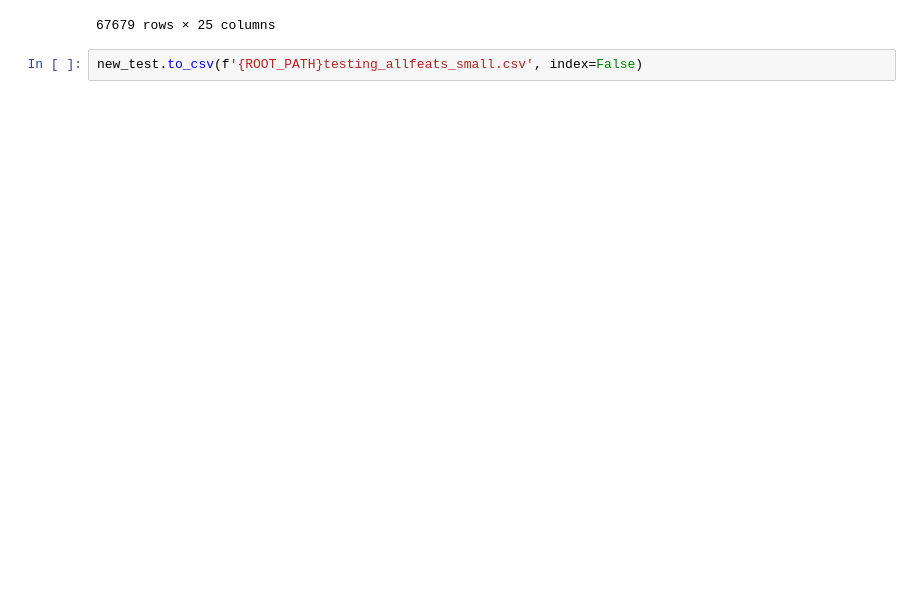
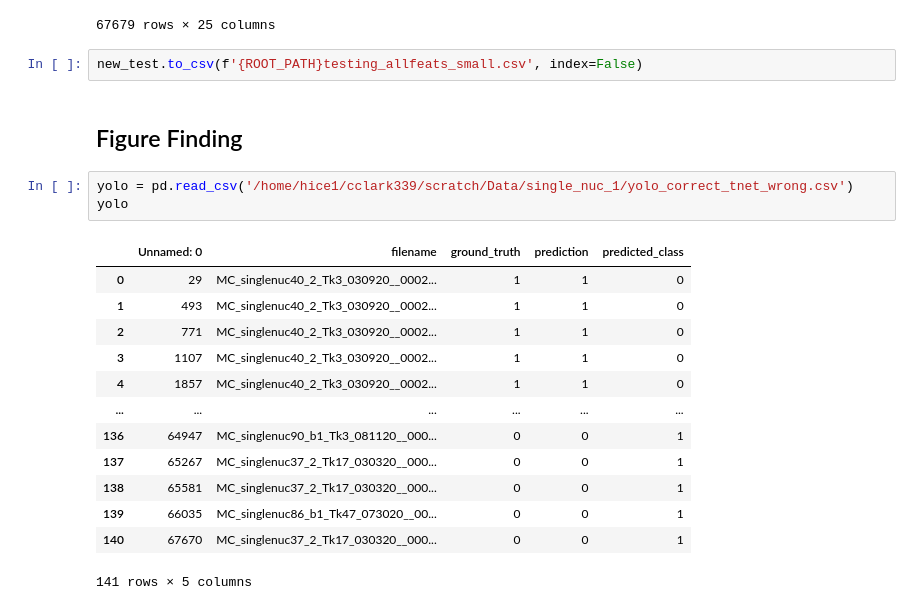
Before and after one commit to Human-Augment-Analytics/Bio-Boost, a Jupyter notebook: scripts/modeling/resplit_data.ipynb, the cells around one changed output. Cells and saved outputs as stored; diff of their text form; blank space fills up the shorter version.

```diff
--- a/scripts/modeling/resplit_data.ipynb
+++ b/scripts/modeling/resplit_data.ipynb
@@ -1046,3 +1050,22 @@ new_test
 67679 rows × 25 columns
 # %%
 new_test.to_csv(f'{ROOT_PATH}testing_allfeats_small.csv', index=False)
+# %% [markdown]
+## Figure Finding
+# %%
+yolo = pd.read_csv('/home/hice1/cclark339/scratch/Data/single_nuc_1/yolo_correct_tnet_wrong.csv')
+yolo
+# %% [output]
+|  | Unnamed: 0 | filename | ground_truth | prediction | predicted_class |
+| 0 | 29 | MC_singlenuc40_2_Tk3_030920__0002... | 1 | 1 | 0 |
+| 1 | 493 | MC_singlenuc40_2_Tk3_030920__0002... | 1 | 1 | 0 |
+| 2 | 771 | MC_singlenuc40_2_Tk3_030920__0002... | 1 | 1 | 0 |
+| 3 | 1107 | MC_singlenuc40_2_Tk3_030920__0002... | 1 | 1 | 0 |
+| 4 | 1857 | MC_singlenuc40_2_Tk3_030920__0002... | 1 | 1 | 0 |
+| ... | ... | ... | ... | ... | ... |
+| 136 | 64947 | MC_singlenuc90_b1_Tk3_081120__000... | 0 | 0 | 1 |
+| 137 | 65267 | MC_singlenuc37_2_Tk17_030320__000... | 0 | 0 | 1 |
+| 138 | 65581 | MC_singlenuc37_2_Tk17_030320__000... | 0 | 0 | 1 |
+| 139 | 66035 | MC_singlenuc86_b1_Tk47_073020__00... | 0 | 0 | 1 |
+| 140 | 67670 | MC_singlenuc37_2_Tk17_030320__000... | 0 | 0 | 1 |
+141 rows × 5 columns
```
Also changed, not shown: parts of 58 cells of this notebook, 1 other file.
